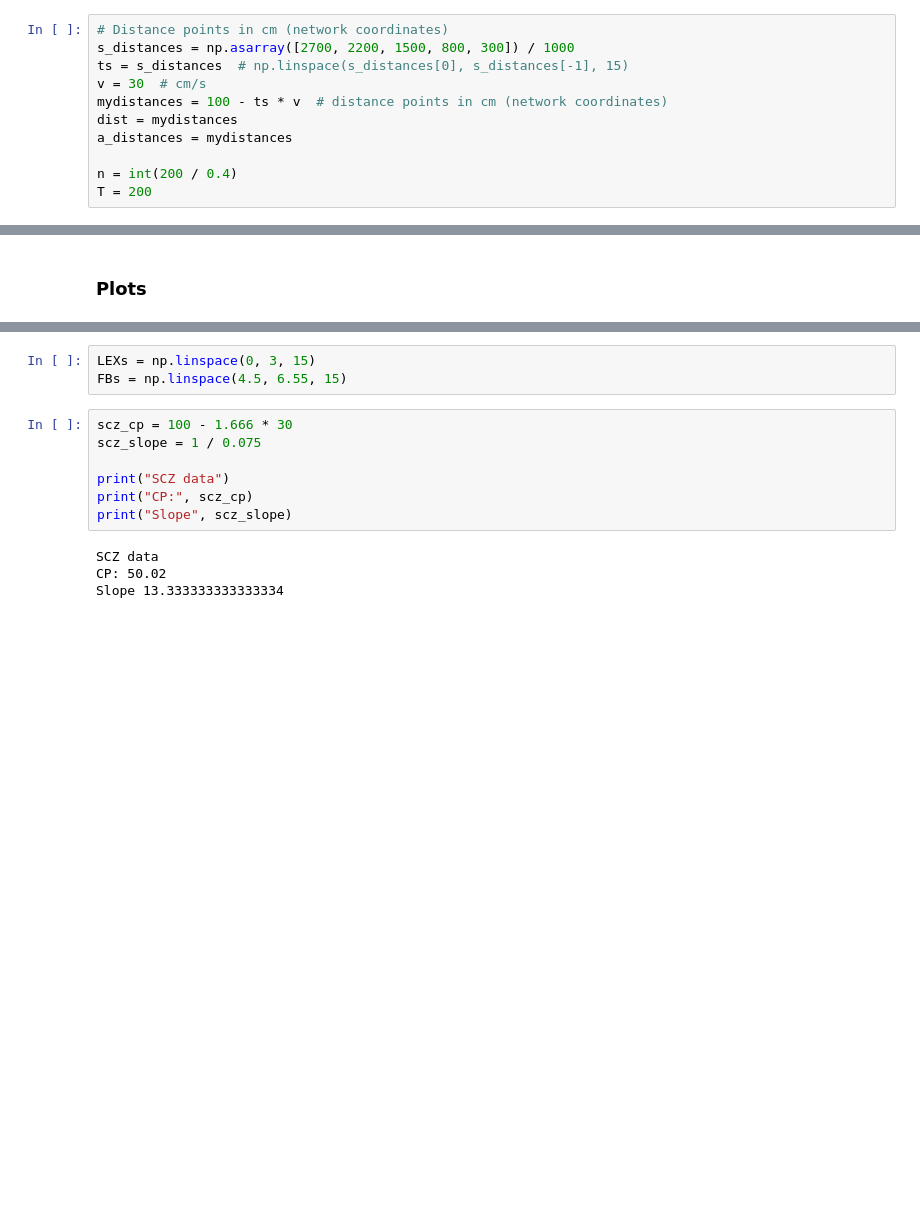
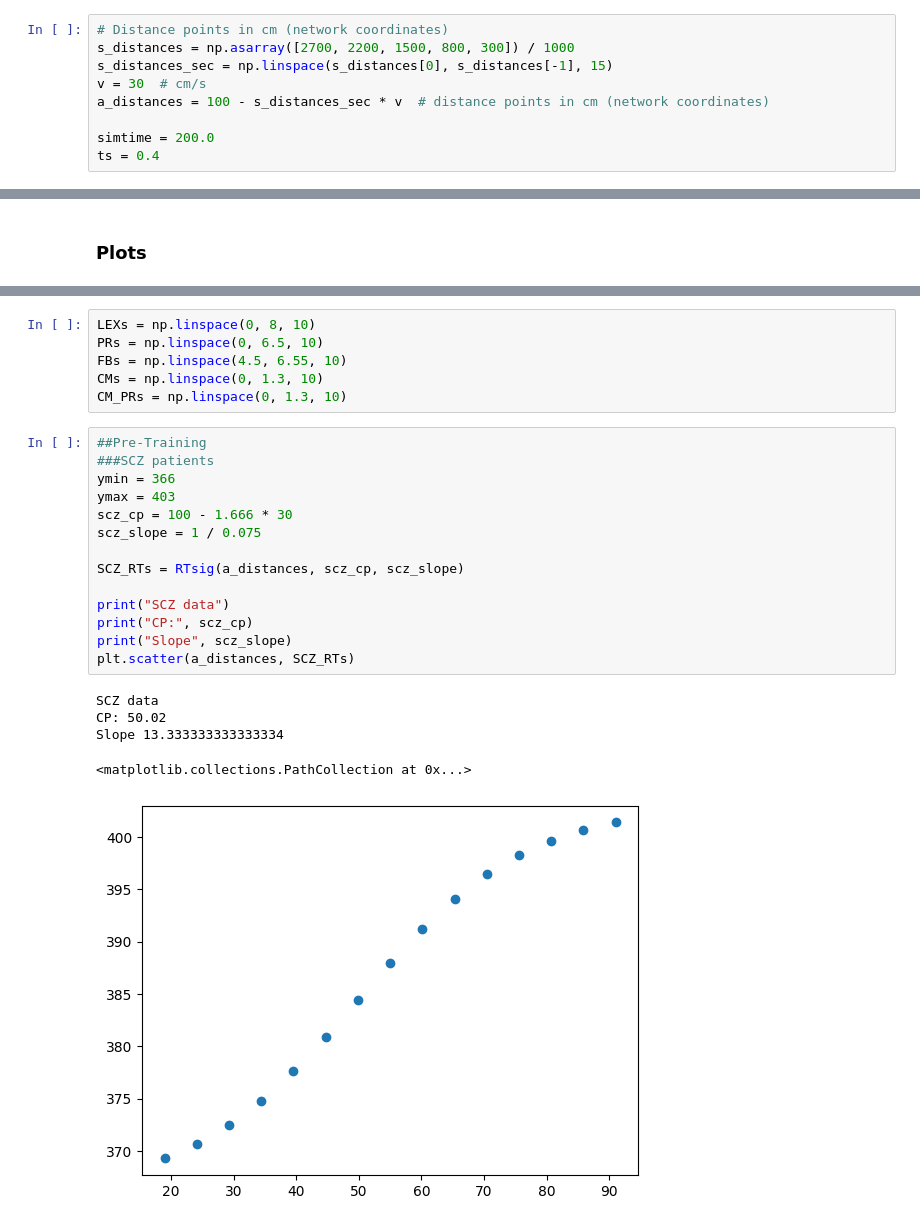
Before and after one commit to renatoparedes/SCZ_PPS_Expansion_Model, a Jupyter notebook: SCZ_Parameter_Exploration.ipynb, the cells around one changed output, grey strips where cells are left out. Cells and saved outputs as stored; diff of their text form; blank space fills up the shorter version.

```diff
--- a/SCZ_Parameter_Exploration.ipynb
+++ b/SCZ_Parameter_Exploration.ipynb
@@ -13,14 +13,12 @@ In this notebook I apply different methodologies used across the literature to m
 # %%
 # Distance points in cm (network coordinates)
 s_distances = np.asarray([2700, 2200, 1500, 800, 300]) / 1000
-ts = s_distances  # np.linspace(s_distances[0], s_distances[-1], 15)
+s_distances_sec = np.linspace(s_distances[0], s_distances[-1], 15)
 v = 30  # cm/s
-mydistances = 100 - ts * v  # distance points in cm (network coordinates)
-dist = mydistances
-a_distances = mydistances
+a_distances = 100 - s_distances_sec * v  # distance points in cm (network coordinates)
 
-n = int(200 / 0.4)
-T = 200
+simtime = 200.0
+ts = 0.4
 # %% [markdown]
 ### 1) Exploring E/I Imbalance
 # %% [markdown]
@@ -304,17 +296,29 @@ np.save("drafts/CM_PRRT.npy", PRRTs)
-# %%
-LEXs = np.linspace(0, 3, 15)
-FBs = np.linspace(4.5, 6.55, 15)
+# %%
+LEXs = np.linspace(0, 8, 10)
+PRs = np.linspace(0, 6.5, 10)
+FBs = np.linspace(4.5, 6.55, 10)
+CMs = np.linspace(0, 1.3, 10)
+CM_PRs = np.linspace(0, 1.3, 10)
 # %%
+##Pre-Training
+###SCZ patients
+ymin = 366
+ymax = 403
 scz_cp = 100 - 1.666 * 30
 scz_slope = 1 / 0.075
+
+SCZ_RTs = RTsig(a_distances, scz_cp, scz_slope)
 
 print("SCZ data")
 print("CP:", scz_cp)
 print("Slope", scz_slope)
+plt.scatter(a_distances, SCZ_RTs)
 # %% [output]
 SCZ data
 CP: 50.02
 Slope 13.333333333333334
+<matplotlib.collections.PathCollection at 0x...>
+[figure, added]
 # %%
 # Plot 2.18
 
```
Also changed, not shown: parts of 13 cells of this notebook.
